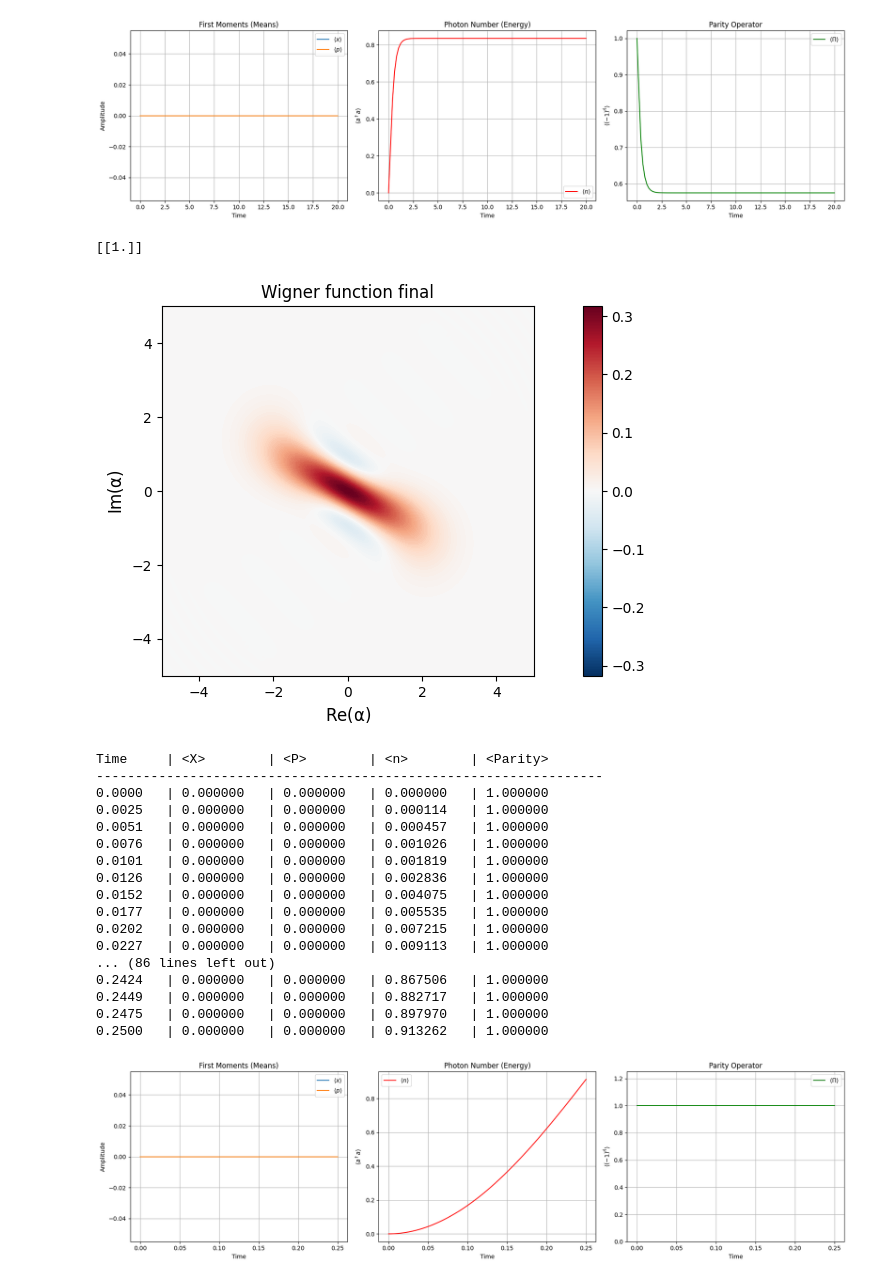
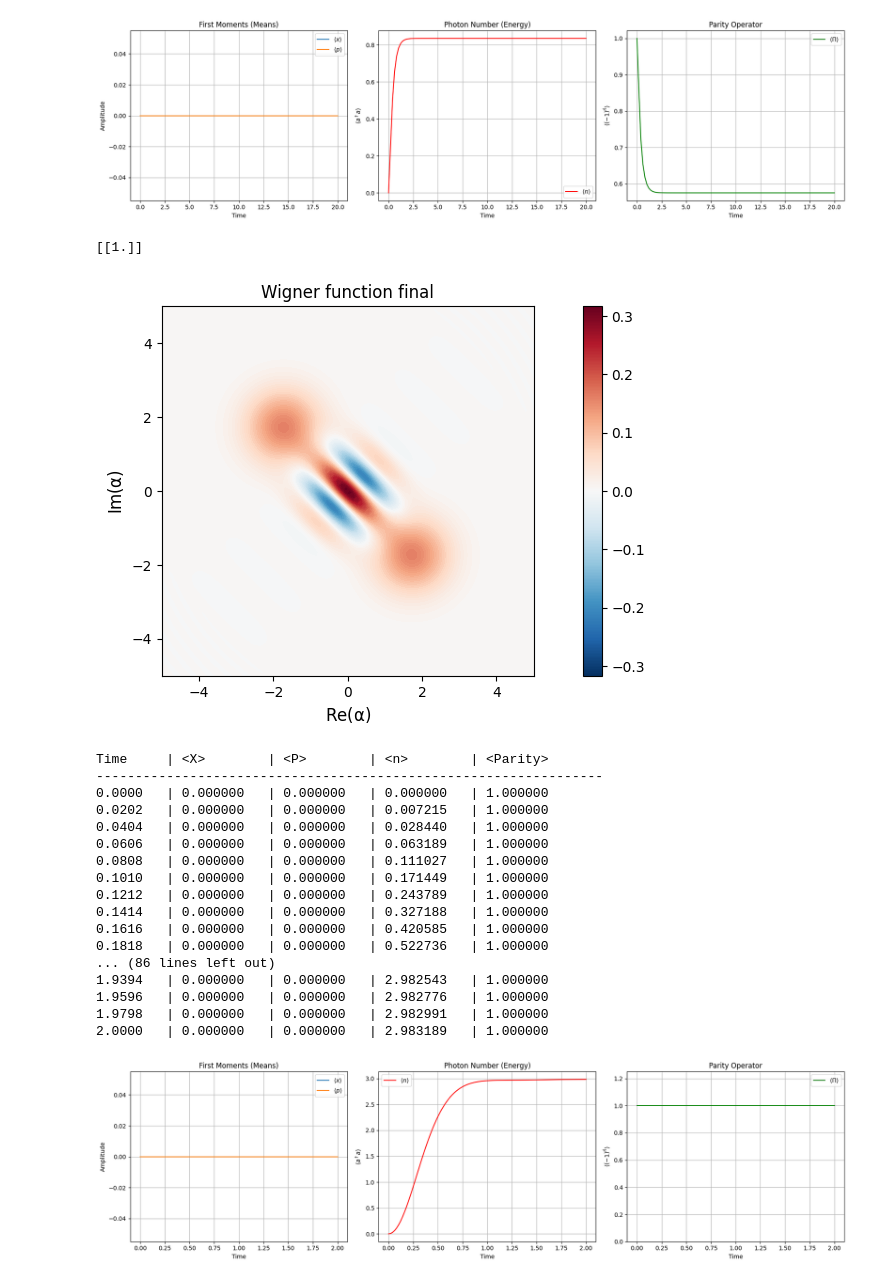
Before and after one commit to shreychowdhary/CS653-Project, a Jupyter notebook: exact.ipynb, the cells around one changed output. Saved outputs shown, nothing was run; the diff lists cells and outputs as text; code cells hidden in the pictures.

```diff
--- a/exact.ipynb
+++ b/exact.ipynb
@@ -141,7 +141,7 @@ gamma = 0      # Single-photon loss rate
 # Simulation parameters
 N = 100            # Hilbert space cutoff (must be high enough to capture squeezing)
 t_start = 0.0
-t_end = 0.25
+t_end = 2
 steps = 100       # Higher resolution than the Euler step
 tlist = np.linspace(t_start, t_end, steps)
 
@@ -208,49 +208,49 @@ fig, ax = plt.subplots(1, 3, figsize=(18, 5))
 # Plot Means
 ax[0].plot(tlist, means_x, label=r'$\langle x \rangle$')
 ax[0].plot(tlist, means_p, label=r'$\langle p \rangle$')
 ax[0].set_title("First Moments (Means)")
 ax[0].set_xlabel("Time")
 ax[0].set_ylabel("Amplitude")
 ax[0].legend()
 ax[0].grid(True)
 
 # Plot Photon Number
 ax[1].plot(tlist, means_n, label=r'$\langle n \rangle$', color='r')
 ax[1].set_title("Photon Number (Energy)")
 ax[1].set_xlabel("Time")
 ax[1].set_ylabel(r"$\langle a^\dagger a \rangle$")
 ax[1].legend()
 ax[1].grid(True)
 
 # Plot Parity
 ax[2].plot(tlist, means_parity, label=r'$\langle \Pi \rangle$', color='g')
 ax[2].set_title("Parity Operator")
 ax[2].set_xlabel("Time")
 ax[2].set_ylabel(r"$\langle (-1)^{\hat{n}} \rangle$")
 ax[2].set_ylim([0,1.25])
 ax[2].legend()
 ax[2].grid(True)
 
 plt.tight_layout()
 plt.show()
 # %% [output]
 [[1.]]
-[figure, old version]
+[figure, new version]
 Time     | <X>        | <P>        | <n>        | <Parity>
 -----------------------------------------------------------------
 0.0000   | 0.000000   | 0.000000   | 0.000000   | 1.000000
-0.0025   | 0.000000   | 0.000000   | 0.000114   | 1.000000
-0.0051   | 0.000000   | 0.000000   | 0.000457   | 1.000000
-0.0076   | 0.000000   | 0.000000   | 0.001026   | 1.000000
-0.0101   | 0.000000   | 0.000000   | 0.001819   | 1.000000
-0.0126   | 0.000000   | 0.000000   | 0.002836   | 1.000000
-0.0152   | 0.000000   | 0.000000   | 0.004075   | 1.000000
-0.0177   | 0.000000   | 0.000000   | 0.005535   | 1.000000
 0.0202   | 0.000000   | 0.000000   | 0.007215   | 1.000000
-0.0227   | 0.000000   | 0.000000   | 0.009113   | 1.000000
+0.0404   | 0.000000   | 0.000000   | 0.028440   | 1.000000
+0.0606   | 0.000000   | 0.000000   | 0.063189   | 1.000000
+0.0808   | 0.000000   | 0.000000   | 0.111027   | 1.000000
+0.1010   | 0.000000   | 0.000000   | 0.171449   | 1.000000
+0.1212   | 0.000000   | 0.000000   | 0.243789   | 1.000000
+0.1414   | 0.000000   | 0.000000   | 0.327188   | 1.000000
+0.1616   | 0.000000   | 0.000000   | 0.420585   | 1.000000
+0.1818   | 0.000000   | 0.000000   | 0.522736   | 1.000000
 ... (86 lines left out)
-0.2424   | 0.000000   | 0.000000   | 0.867506   | 1.000000
-0.2449   | 0.000000   | 0.000000   | 0.882717   | 1.000000
-0.2475   | 0.000000   | 0.000000   | 0.897970   | 1.000000
-0.2500   | 0.000000   | 0.000000   | 0.913262   | 1.000000
+1.9394   | 0.000000   | 0.000000   | 2.982543   | 1.000000
+1.9596   | 0.000000   | 0.000000   | 2.982776   | 1.000000
+1.9798   | 0.000000   | 0.000000   | 2.982991   | 1.000000
+2.0000   | 0.000000   | 0.000000   | 2.983189   | 1.000000
-[figure, old version]
+[figure, new version]
```
Also changed, not shown: 4 other files.
